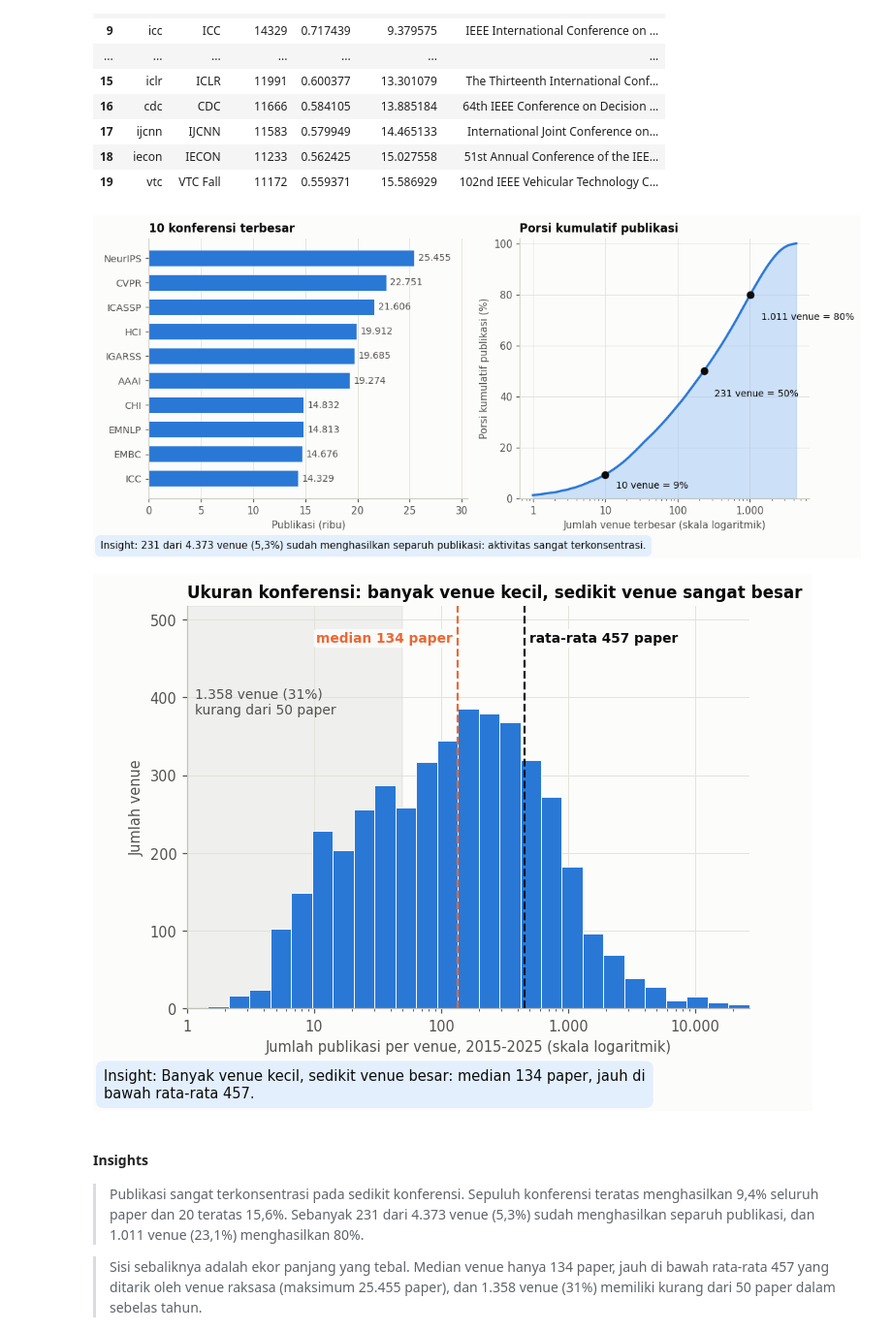
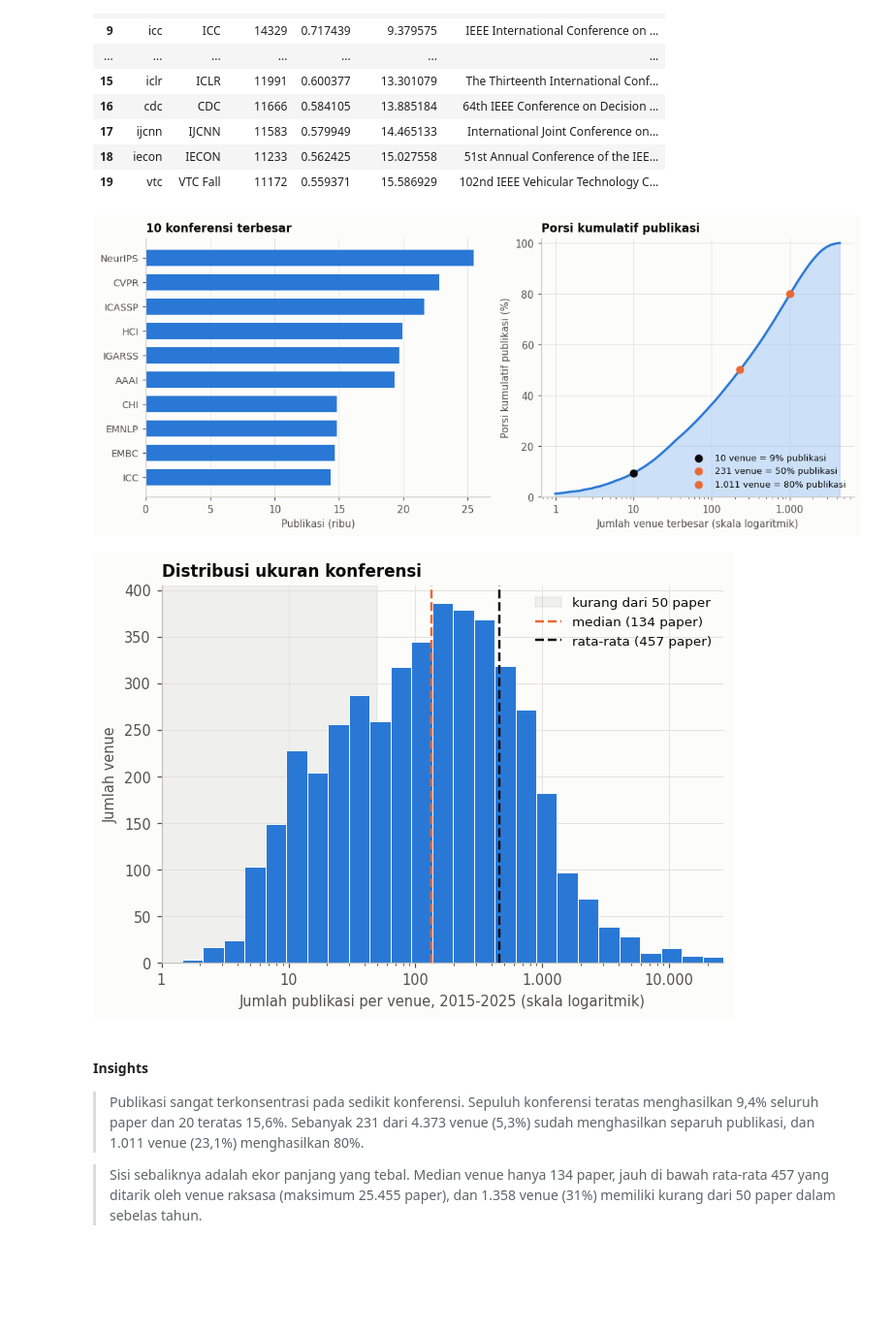
Before and after one commit to mahesa005/conference-pattern-mining-dblp, a Jupyter notebook: notebooks/01_eda.ipynb, the cells around one changed output. Shown at 97% size. Saved outputs shown, nothing was run; the diff lists cells and outputs as text; code cells hidden in the pictures; blank space fills up the shorter version.

```diff
--- a/notebooks/01_eda.ipynb
+++ b/notebooks/01_eda.ipynb
@@ -220,13 +219,7 @@ def pct_id(value, digits=1):
     return f"{value:.{digits}f}".replace(".", ",") + "%"
 
 
-def save_fig(fig, name, insight=None):
-    if insight:
-        wrapped = textwrap.fill("Insight: " + insight, width=max(46, int(fig.get_figwidth() * 11.5)))
-        fig.canvas.draw()
-        bottom = fig.get_tightbbox(fig.canvas.get_renderer()).y0
-        fig.text(0.01, (bottom - 0.14) / fig.get_figheight(), wrapped, ha="left", va="top", fontsize=9.6, color=CFG.INK,
-                 bbox=dict(boxstyle="round,pad=0.55", fc="#e3effc", ec="none"))
+def save_fig(fig, name):
     fig.savefig(CFG.FIG_DIR / name)
     plt.show()
 
@@ -1153,30 +1141,21 @@ Perubahan 2025 terhadap 2024: -6.5% (semua venue) | +21.7% (hanya venue yang pun
 # %%
 years = per_year.index.values
 values = per_year.values
-yoy = per_year.pct_change().dropna() * 100
 
-fig, ax = plt.subplots(figsize=(7.2, 4.8))
+fig, ax = plt.subplots(figsize=(7.2, 4.4))
 bar_colors = [CFG.BLUE if y < CFG.YEAR_INCOMPLETE else CFG.BLUE_LIGHT for y in years]
 bars = ax.bar(years, values / 1e3, color=bar_colors, width=0.7, zorder=2)
 bars[-1].set_hatch("///")
 bars[-1].set_edgecolor(CFG.BLUE)
 bars[-1].set_linewidth(0.8)
-ax.plot(years, (slope * years + intercept) / 1e3, color=CFG.INK, ls="--", lw=1.5, zorder=3, label="Tren linear 2015-2024")
-for x in (years[0], 2020, 2024):
-    v = per_year.loc[x] / 1e3
-    ax.text(x, v + 4, fmt_id(v, 1), ha="center", va="bottom", fontsize=9.2, fontweight="bold", color=CFG.INK)
-ax.text(years[-1], 6, "belum\nlengkap", ha="center", va="bottom", fontsize=8.6, color=CFG.INK,
-        bbox=dict(boxstyle="round,pad=0.2", fc=CFG.SURFACE, ec="none", alpha=0.92), zorder=5)
-ax.set_ylim(0, values.max() / 1e3 * 1.18)
+ax.plot(years, (slope * years + intercept) / 1e3, color=CFG.INK, ls="--", lw=1.5, zorder=3)
+ax.set_ylim(0, values.max() / 1e3 * 1.12)
 ax.set_xticks(years)
 ax.set_ylabel("Publikasi (ribu)")
 ax.set_title("Publikasi inproceedings per tahun")
-ax.text(0.012, 0.95, "CAGR 2015-2024: +" + f"{cagr * 100:.1f}".replace(".", ",") + "% per tahun",
-        transform=ax.transAxes, fontsize=10.5, fontweight="bold", color=CFG.BLUE, va="top")
 ax.legend(handles=[Patch(color=CFG.BLUE, label="Tahun lengkap"),
-                   Patch(facecolor=CFG.BLUE_LIGHT, hatch="///", edgecolor=CFG.BLUE, label="2025"),
+                   Patch(facecolor=CFG.BLUE_LIGHT, hatch="///", edgecolor=CFG.BLUE, label="2025 (belum lengkap)"),
                    Line2D([], [], color=CFG.INK, ls="--", label="Tren linear 2015-2024")],
-          loc="lower center", ncol=3, bbox_to_anchor=(0.5, -0.24), fontsize=8.8)
-save_fig(fig, "t1_publikasi_per_tahun.png",
-         insight=f"Naik {pct_id(cagr * 100, 1)} per tahun sampai 2024 (2020 turun {pct_id(abs(yoy.loc[2020]), 1)}, dugaan efek pandemi). Penurunan 2025 adalah efek data belum lengkap, bukan aktivitas.")
+          loc="lower center", ncol=3, bbox_to_anchor=(0.5, -0.26), fontsize=8.8)
+save_fig(fig, "t1_publikasi_per_tahun.png")
 # %% [output]
@@ -1239,61 +1218,53 @@ Median 134 paper | rata-rata 457 | maksimum 25,455 | venue < 50 paper: 1,358 (31
 # %%
 fig, (ax_bar, ax_cum) = plt.subplots(1, 2, figsize=(10.4, 4.4), gridspec_kw={"width_ratios": [1.1, 1]})
 
 t = top20.head(10).iloc[::-1].reset_index(drop=True)
 ax_bar.barh(np.arange(len(t)), t["publikasi"] / 1e3, color=CFG.BLUE, height=0.66, zorder=2)
-for y, row in t.iterrows():
-    ax_bar.text(row["publikasi"] / 1e3 + 0.35, y, fmt_id(row["publikasi"]), va="center", fontsize=9, color=CFG.INK_2)
 ax_bar.set_yticks(np.arange(len(t)))
 ax_bar.set_yticklabels(t["nama"], fontsize=9.4)
-ax_bar.set_xlim(0, t["publikasi"].max() / 1e3 * 1.2)
 ax_bar.set_xlabel("Publikasi (ribu)")
 ax_bar.grid(axis="y", visible=False)
 ax_bar.set_title("10 konferensi terbesar")
 
 ranks = np.arange(1, len(cum) + 1)
 ax_cum.fill_between(ranks, cum.values, color=CFG.BLUE_LIGHT, alpha=0.5, zorder=1)
 ax_cum.plot(ranks, cum.values, color=CFG.BLUE, lw=2.2, zorder=3)
-for rank in (10, rank_50, rank_80):
-    ax_cum.scatter(rank, cum.iloc[rank - 1], s=42, color=CFG.INK, zorder=4)
-    ax_cum.annotate(f"{fmt_id(rank)} venue = {pct_id(cum.iloc[rank - 1], 0)}", xy=(rank, cum.iloc[rank - 1]),
-                    xytext=(rank * 1.4, max(cum.iloc[rank - 1] - 10, 4)), fontsize=9)
+marks = (10, rank_50, rank_80)
+for rank, color in zip(marks, (CFG.INK, CFG.ORANGE, CFG.ORANGE)):
+    ax_cum.scatter(rank, cum.iloc[rank - 1], s=46, color=color, zorder=4,
+                   label=f"{fmt_id(rank)} venue = {pct_id(cum.iloc[rank - 1], 0)} publikasi")
 ax_cum.set_xscale("log")
 ax_cum.set_xticks([1, 10, 100, 1000])
 ax_cum.set_xticklabels(["1", "10", "100", "1.000"])
 ax_cum.set_ylim(0, 102)
 ax_cum.set_xlabel("Jumlah venue terbesar (skala logaritmik)")
 ax_cum.set_ylabel("Porsi kumulatif publikasi (%)")
 ax_cum.set_title("Porsi kumulatif publikasi")
+ax_cum.legend(loc="lower right", fontsize=8.6)
 fig.tight_layout()
-save_fig(fig, "t1_publikasi_per_konferensi.png",
-         insight=f"{fmt_id(rank_50)} dari {fmt_id(len(cum))} venue ({pct_id(rank_50 / len(cum) * 100, 1)}) sudah menghasilkan separuh publikasi: aktivitas sangat terkonsentrasi.")
+save_fig(fig, "t1_publikasi_per_konferensi.png")
 # %% [output]
-[figure, old version]
+[figure, new version]
 # %%
 bins = np.logspace(0, np.log10(pub_venue.max() * 1.05), 28)
 counts, edges = np.histogram(pub_venue.values, bins=bins)
 
-fig, ax = plt.subplots(figsize=(6.8, 4.9))
-ax.axvspan(1, 50, color=CFG.GRAY, alpha=0.18, zorder=0)
+fig, ax = plt.subplots(figsize=(6.8, 4.6))
+ax.axvspan(1, 50, color=CFG.GRAY, alpha=0.18, zorder=0, label="kurang dari 50 paper")
 ax.bar(edges[:-1], counts, width=np.diff(edges), align="edge", color=CFG.BLUE, edgecolor=CFG.SURFACE, linewidth=0.6, zorder=2)
+ax.axvline(pub_venue.median(), color=CFG.ORANGE, lw=1.6, ls="--", zorder=3, label=f"median ({fmt_id(pub_venue.median())} paper)")
+ax.axvline(pub_venue.mean(), color=CFG.INK, lw=1.6, ls="--", zorder=3, label=f"rata-rata ({fmt_id(pub_venue.mean())} paper)")
 ax.set_xscale("log")
 ax.set_xlim(1, bins[-1])
 ax.set_xticks([1, 10, 100, 1000, 10000])
 ax.set_xticklabels(["1", "10", "100", "1.000", "10.000"])
-ax.set_ylim(0, counts.max() * 1.34)
-label_box = dict(boxstyle="round,pad=0.2", fc=CFG.SURFACE, ec="none", alpha=0.92)
-for stat, label, color, side in ((pub_venue.median(), "median", CFG.ORANGE, "left"), (pub_venue.mean(), "rata-rata", CFG.INK, "right")):
-    ax.axvline(stat, color=color, lw=1.4, ls="--", zorder=3)
-    ax.text(stat / 1.08 if side == "left" else stat * 1.08, counts.max() * 1.22, f"{label} {fmt_id(stat)} paper",
-            color=color, fontsize=9, fontweight="bold", ha="right" if side == "left" else "left", bbox=label_box)
-ax.text(1.15, counts.max() * 1.07, f"{fmt_id(n_small)} venue ({pct_id(n_small / len(pub_venue) * 100, 0)})\nkurang dari 50 paper",
-        fontsize=9, color=CFG.INK_2, va="top")
 ax.set_xlabel("Jumlah publikasi per venue, 2015-2025 (skala logaritmik)")
 ax.set_ylabel("Jumlah venue")
-ax.set_title("Ukuran konferensi: banyak venue kecil, sedikit venue sangat besar")
-save_fig(fig, "t1_distribusi_ukuran_venue.png", insight=f"Banyak venue kecil, sedikit venue besar: median {fmt_id(pub_venue.median())} paper, jauh di bawah rata-rata {fmt_id(pub_venue.mean())}.")
+ax.set_title("Distribusi ukuran konferensi")
+ax.legend(loc="upper right", fontsize=8.8)
+save_fig(fig, "t1_distribusi_ukuran_venue.png")
 # %% [output]
-[figure, old version]
+[figure, new version]
 # %% [markdown]
 #### Insights
 
```
Also changed, not shown: parts of 14 cells of this notebook, 3 other files.
